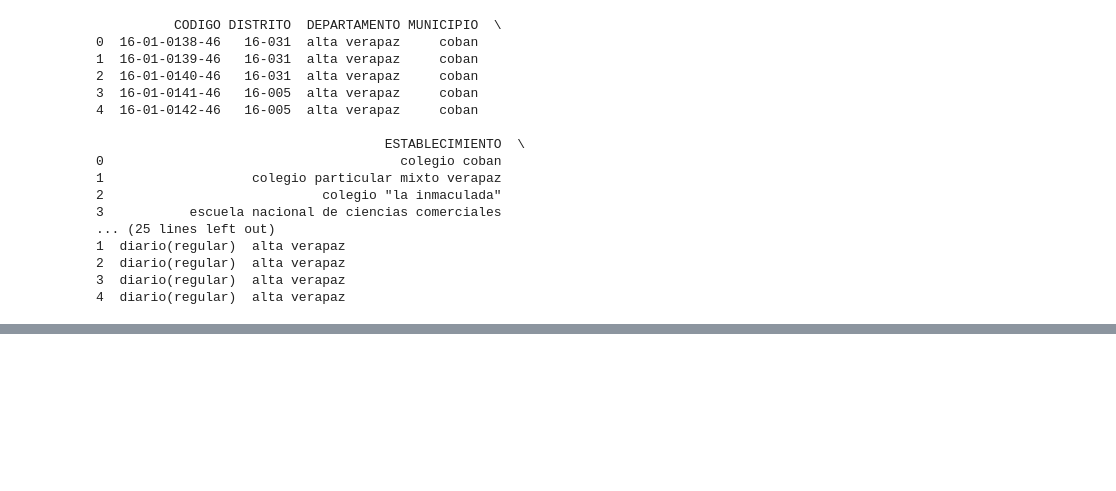
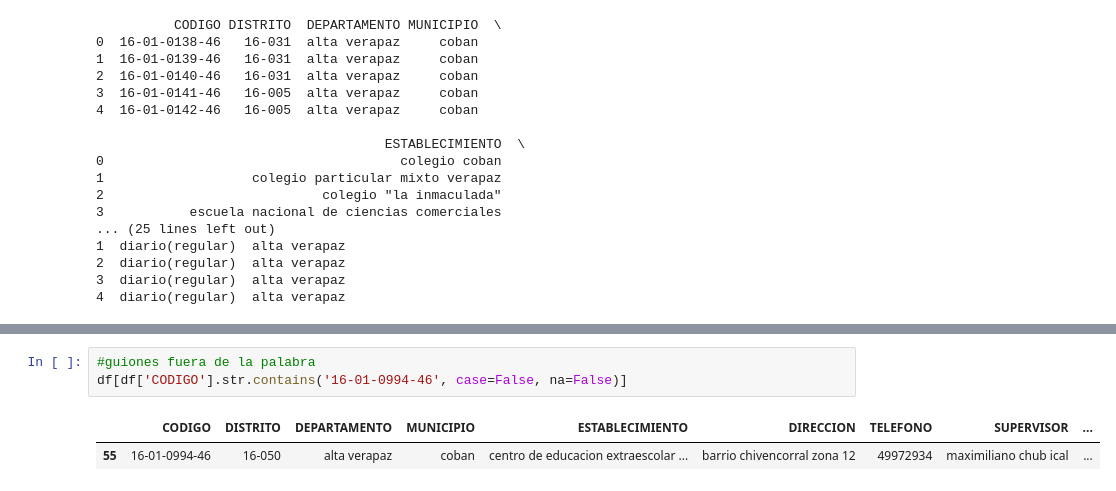
Before and after one commit to angelargd8/Proyecto1-ds, a Jupyter notebook: main.ipynb, the cells around one changed output, grey strips where cells are left out. Saved outputs shown, nothing was run; the diff lists cells and outputs as text; blank space fills up the shorter version.

```diff
--- a/main.ipynb
+++ b/main.ipynb
@@ -365,0 +445,6 @@ for col in df.select_dtypes(include='object').columns:
+# %%
+#guiones fuera de la palabra
+df[df['CODIGO'].str.contains('16-01-0994-46', case=False, na=False)]
+# %% [output]
+|  | CODIGO | DISTRITO | DEPARTAMENTO | MUNICIPIO | ESTABLECIMIENTO | DIRECCION | TELEFONO | SUPERVISOR | ... |
+| 55 | 16-01-0994-46 | 16-050 | alta verapaz | coban | centro de educacion extraescolar ... | barrio chivencorral zona 12 | 49972934 | maximiliano chub ical | ... |
```
Also changed, not shown: parts of 12 cells of this notebook.
